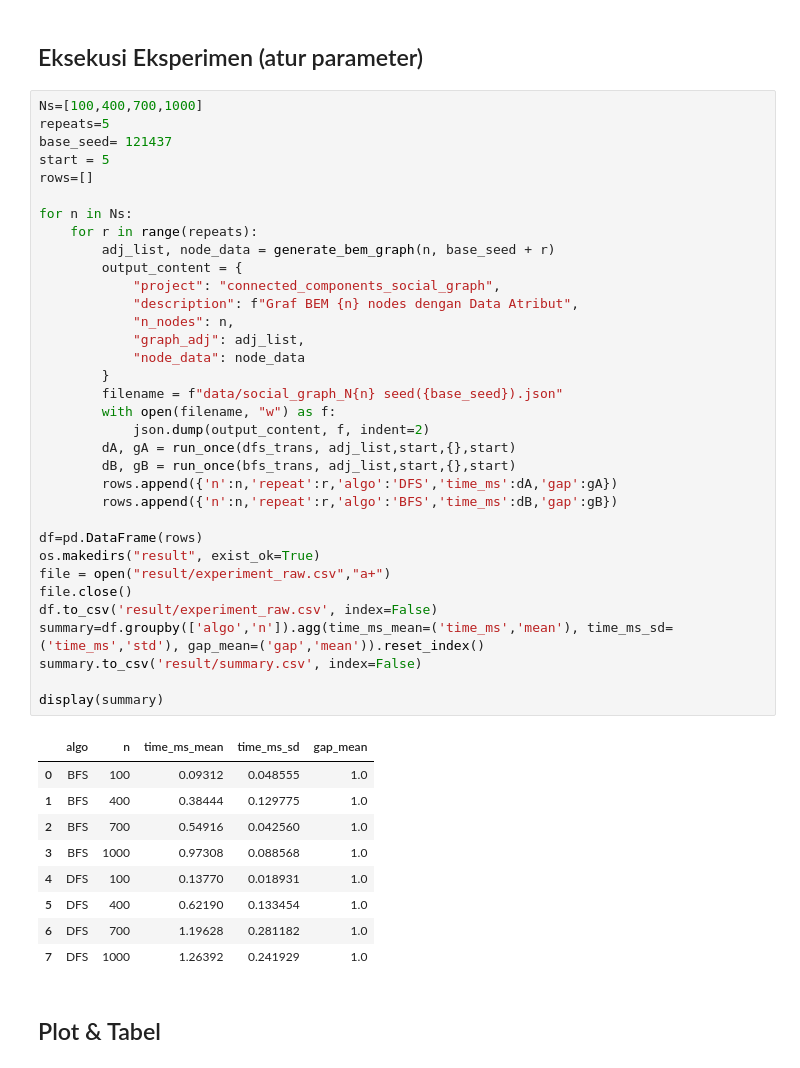
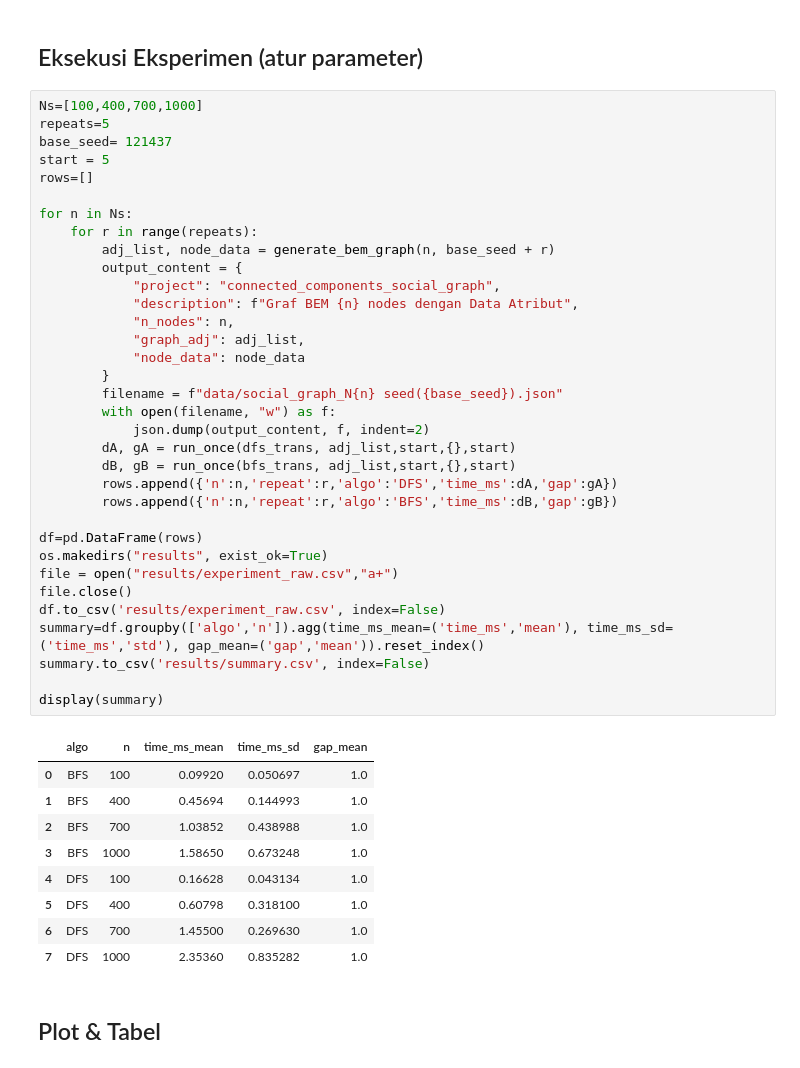
Before and after one commit to lilyypages/DAA_Kelompok2_KelasB, a Jupyter notebook: 01 Bentuk Jupyter File Project.ipynb, the cells around one changed output. Saved outputs shown, nothing was run; the diff lists cells and outputs as text.

```diff
--- a/01 Bentuk Jupyter File Project.ipynb
+++ b/01 Bentuk Jupyter File Project.ipynb
@@ -143,45 +143,45 @@ Ns=[100,400,700,1000]
 repeats=5
 base_seed= 121437
 start = 5
 rows=[]
 
 for n in Ns:
     for r in range(repeats):
         adj_list, node_data = generate_bem_graph(n, base_seed + r)
         output_content = {
             "project": "connected_components_social_graph",
             "description": f"Graf BEM {n} nodes dengan Data Atribut",
             "n_nodes": n,
             "graph_adj": adj_list,
             "node_data": node_data
         }
         filename = f"data/social_graph_N{n} seed({base_seed}).json"
         with open(filename, "w") as f:
             json.dump(output_content, f, indent=2)
         dA, gA = run_once(dfs_trans, adj_list,start,{},start)
         dB, gB = run_once(bfs_trans, adj_list,start,{},start)
         rows.append({'n':n,'repeat':r,'algo':'DFS','time_ms':dA,'gap':gA})
         rows.append({'n':n,'repeat':r,'algo':'BFS','time_ms':dB,'gap':gB})
 
 df=pd.DataFrame(rows)
-os.makedirs("result", exist_ok=True)
-file = open("result/experiment_raw.csv","a+")
+os.makedirs("results", exist_ok=True)
+file = open("results/experiment_raw.csv","a+")
 file.close()
-df.to_csv('result/experiment_raw.csv', index=False)
+df.to_csv('results/experiment_raw.csv', index=False)
 summary=df.groupby(['algo','n']).agg(time_ms_mean=('time_ms','mean'), time_ms_sd=('time_ms','std'), gap_mean=('gap','mean')).reset_index()
-summary.to_csv('result/summary.csv', index=False)
+summary.to_csv('results/summary.csv', index=False)
 
 display(summary)
 # %% [output]
 |  | algo | n | time_ms_mean | time_ms_sd | gap_mean |
-| 0 | BFS | 100 | 0.09312 | 0.048555 | 1.0 |
-| 1 | BFS | 400 | 0.38444 | 0.129775 | 1.0 |
-| 2 | BFS | 700 | 0.54916 | 0.042560 | 1.0 |
-| 3 | BFS | 1000 | 0.97308 | 0.088568 | 1.0 |
-| 4 | DFS | 100 | 0.13770 | 0.018931 | 1.0 |
-| 5 | DFS | 400 | 0.62190 | 0.133454 | 1.0 |
-| 6 | DFS | 700 | 1.19628 | 0.281182 | 1.0 |
-| 7 | DFS | 1000 | 1.26392 | 0.241929 | 1.0 |
+| 0 | BFS | 100 | 0.09920 | 0.050697 | 1.0 |
+| 1 | BFS | 400 | 0.45694 | 0.144993 | 1.0 |
+| 2 | BFS | 700 | 1.03852 | 0.438988 | 1.0 |
+| 3 | BFS | 1000 | 1.58650 | 0.673248 | 1.0 |
+| 4 | DFS | 100 | 0.16628 | 0.043134 | 1.0 |
+| 5 | DFS | 400 | 0.60798 | 0.318100 | 1.0 |
+| 6 | DFS | 700 | 1.45500 | 0.269630 | 1.0 |
+| 7 | DFS | 1000 | 2.35360 | 0.835282 | 1.0 |
 # %% [markdown]
 ## Plot & Tabel
 # %%
```
Also changed, not shown: parts of 1 cell of this notebook, 6 other files.
